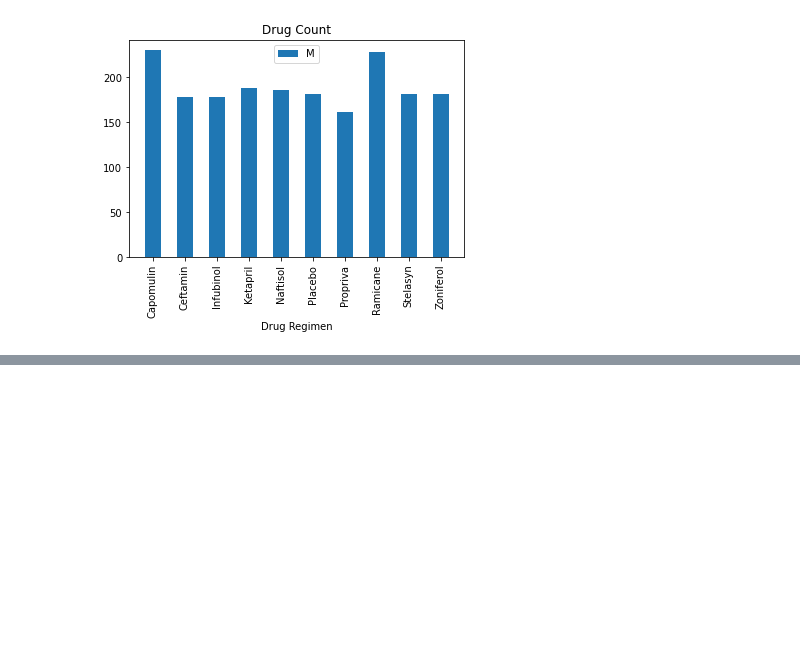
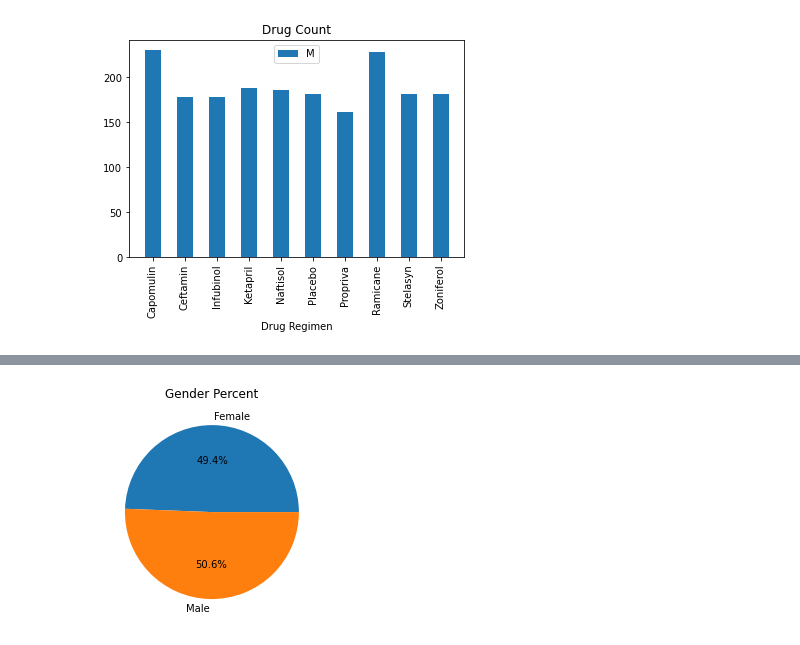
Before and after one commit to ericlee1899/matplotlib-challenge, a Jupyter notebook: Main.ipynb, the cells around one changed output, grey strips where cells are left out. Cells and saved outputs as stored; diff of their text form; code cells hidden in the pictures; blank space fills up the shorter version.

```diff
--- a/Main.ipynb
+++ b/Main.ipynb
@@ -138,2 +146,7 @@ plt.show()
 # %%
-# Generate a pie plot showing the distribution of female versus male mice using pandas
+# Generate a pie plot showing the distribution of female versus male mice using pyplot
+plt.pie(gendercutdf["Mouse ID"],labels=gendercutdf["Sex"],autopct="%1.1f%%")
+plt.title("Gender Percent")
+plt.show()
+# %% [output]
+[figure, added]
```
Also changed, not shown: parts of 8 cells of this notebook.
